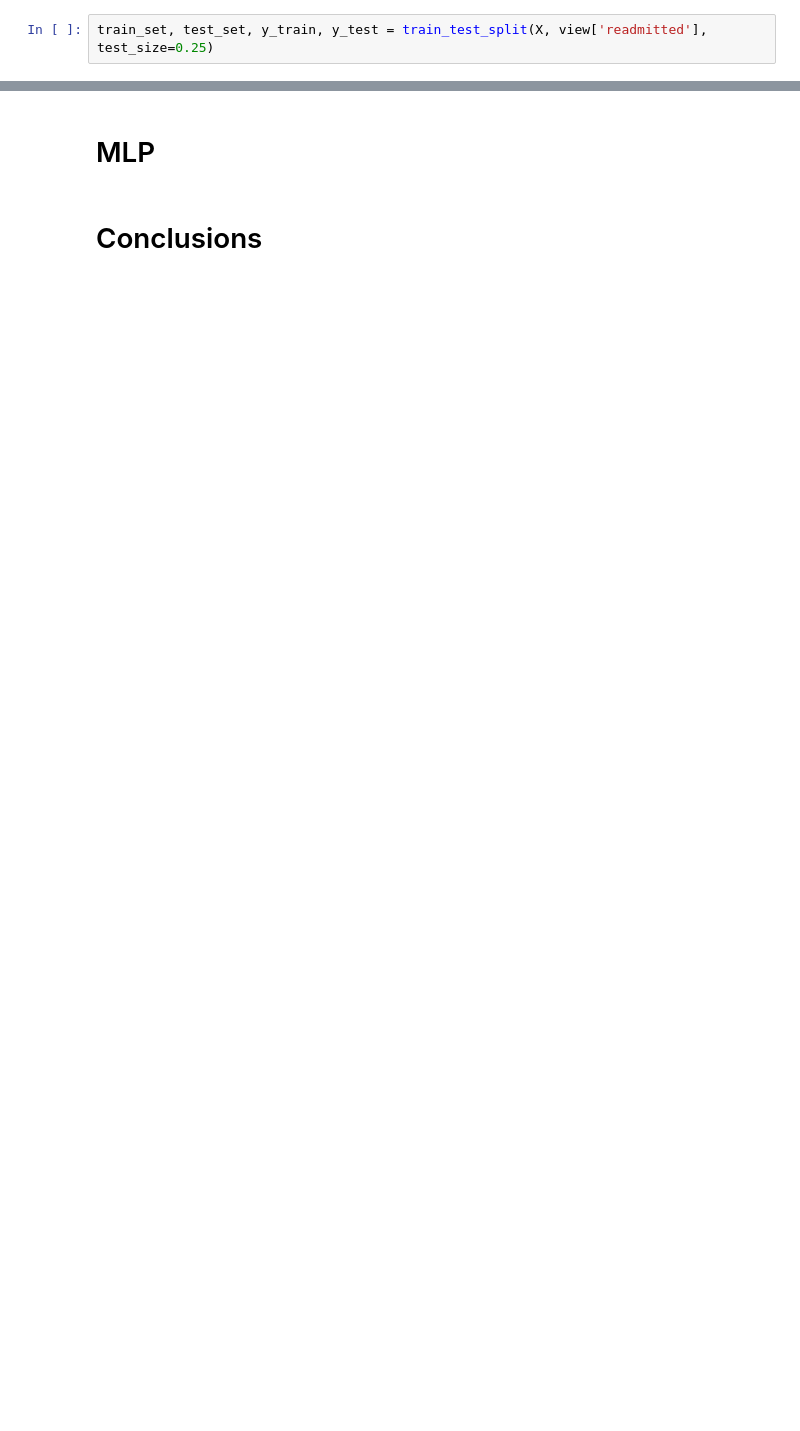
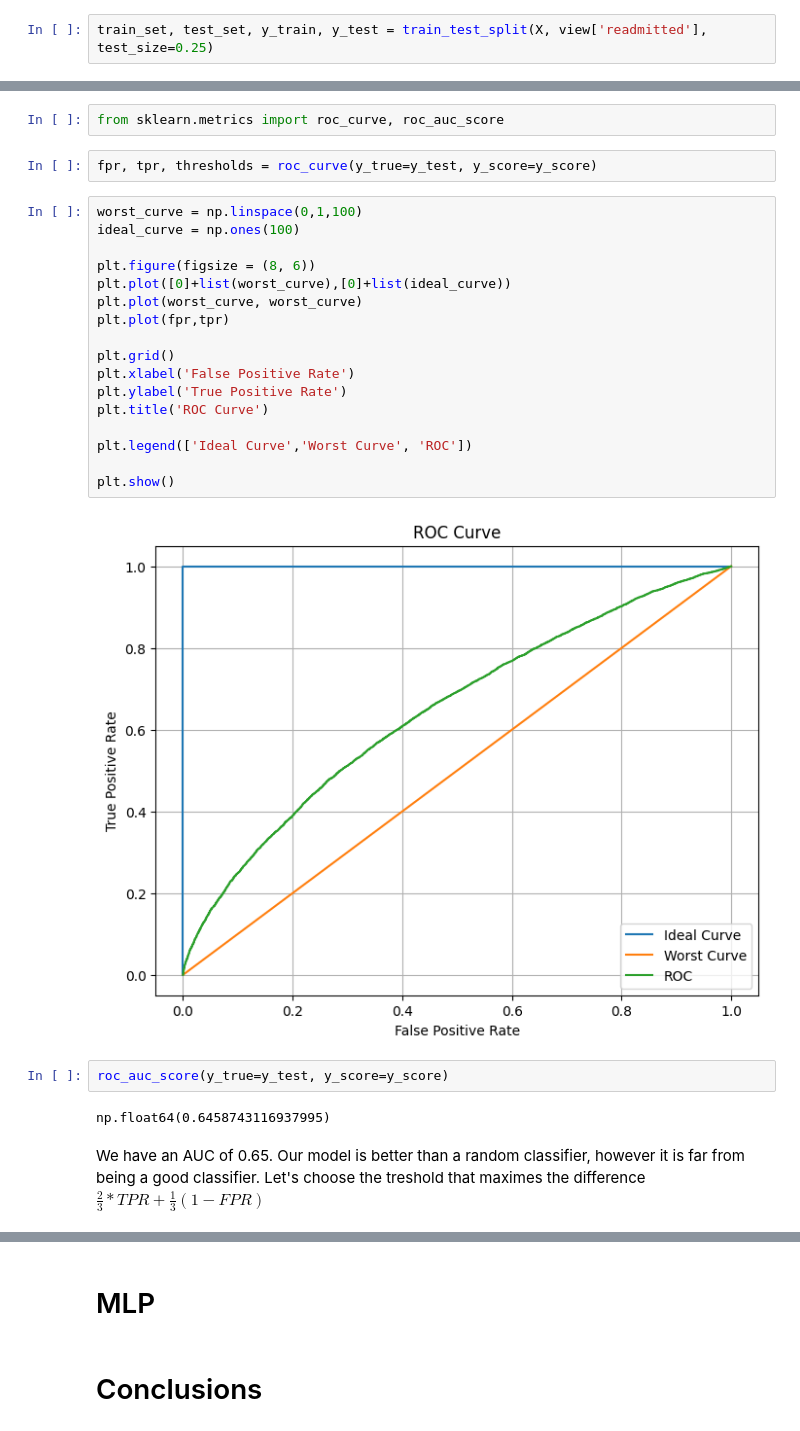
Before and after one commit to weiss25r/Data-analysis-of-diabetic-patients-readmissions-in-hospitals, a Jupyter notebook: main.ipynb, the cells around one changed output, grey strips where cells are left out. Saved outputs shown, nothing was run; the diff lists cells and outputs as text; blank space fills up the shorter version.

```diff
--- a/main.ipynb
+++ b/main.ipynb
@@ -942,0 +904,30 @@ poche componenti, espansione polinomiale, regressione logistica non lineare
+# %%
+from sklearn.metrics import roc_curve, roc_auc_score
+# %%
+fpr, tpr, thresholds = roc_curve(y_true=y_test, y_score=y_score)
+# %%
+worst_curve = np.linspace(0,1,100)
+ideal_curve = np.ones(100)
+
+plt.figure(figsize = (8, 6))
+plt.plot([0]+list(worst_curve),[0]+list(ideal_curve))
+plt.plot(worst_curve, worst_curve)
+plt.plot(fpr,tpr)
+
+plt.grid()
+plt.xlabel('False Positive Rate')
+plt.ylabel('True Positive Rate')
+plt.title('ROC Curve')
+
+plt.legend(['Ideal Curve','Worst Curve', 'ROC'])
+
+plt.show()
+# %% [output]
+[figure, added]
+# %%
+roc_auc_score(y_true=y_test, y_score=y_score)
+# %% [output]
+np.float64(0.6458743116937995)
+# %% [markdown]
+We have an AUC of 0.65. Our model is better than a random classifier, however it is far from being a good classifier.
+Let's choose the treshold that maximes the difference $\frac{2}{3}*TPR + \frac{1}{3}(1-FPR)$
```
Also changed, not shown: parts of 72 cells of this notebook, 2 other files.
